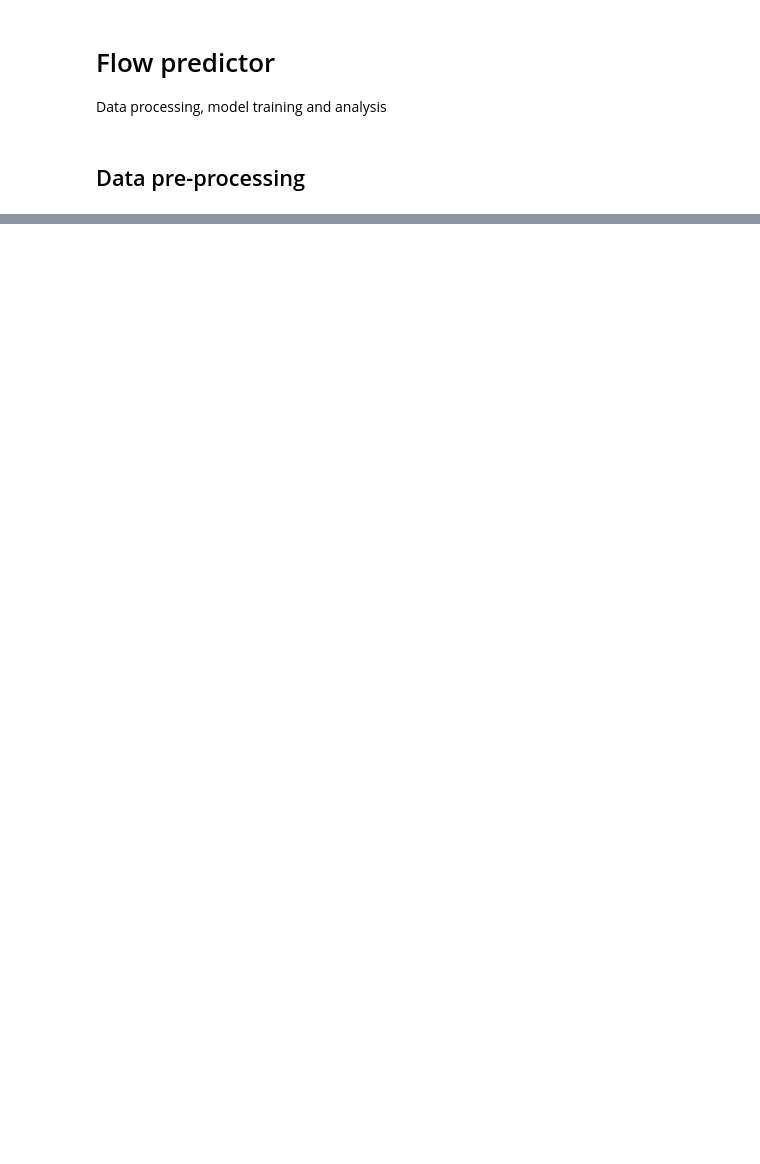
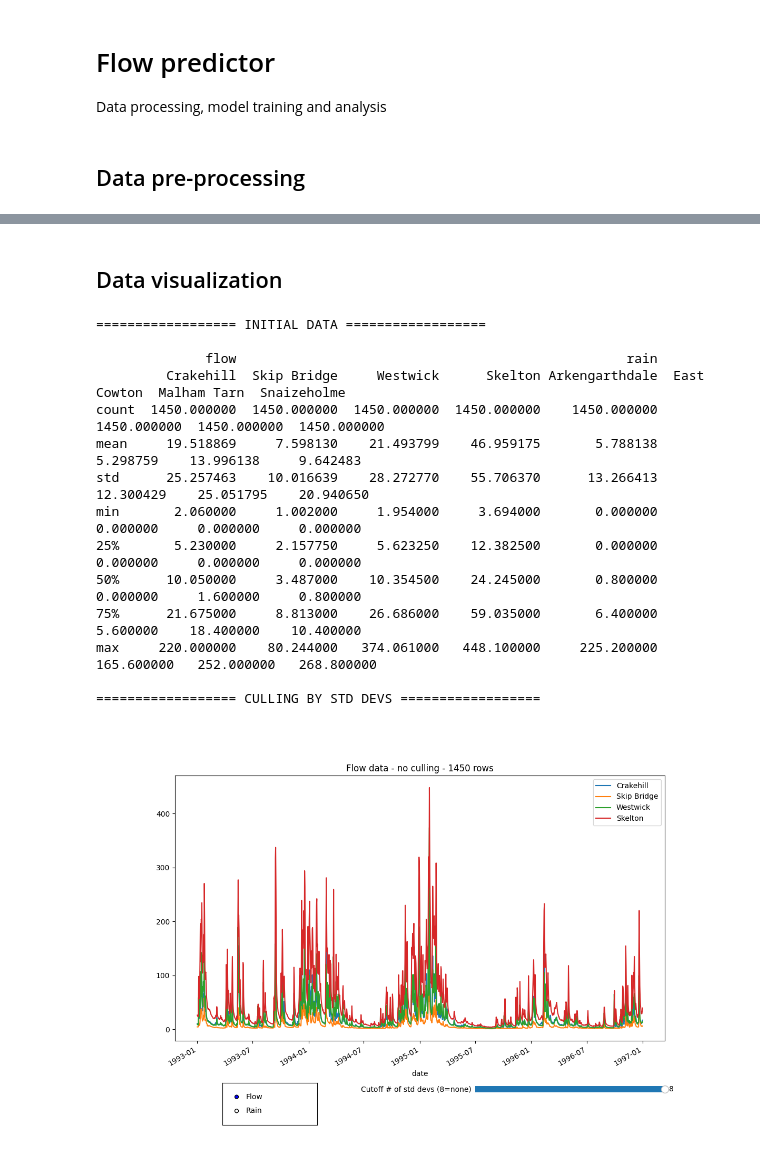
Before and after one commit to usetoconfuse/ai-flow-predictor, a Jupyter notebook: main.ipynb, the cells around one changed output, grey strips where cells are left out. Cells and saved outputs as stored; diff of their text form; code cells hidden in the pictures; blank space fills up the shorter version.

Commit message:
Culling by standard deviation with interactive graph

```diff
--- a/main.ipynb
+++ b/main.ipynb
@@ -49,0 +31,74 @@ max     142.000000    57.874000   167.891000   319.600000      69.600000    71.2
+# %% [markdown]
+## Data visualization
+# %%
+plt.close("all")
+
+print("\n================== INITIAL DATA ==================\n")
+print(initial_df.describe().to_string())
+
+print("\n================== CULLING BY STD DEVS ==================\n")
+
+# Line graph showing flow/rain datasets after culling with different std dev values
+
+# Initial graph - flow data with no culling
+fig, ax_graph = plt.subplots()
+ax_buttons = fig.add_axes([0.2, 0.05, 0.15, 0.1])
+ax_slider = fig.add_axes([0.6, 0.12, 0.3, 0.03])
+initial_df["flow"].plot(ax=ax_graph, title=f"Flow data - no culling - {initial_df.shape[0]} rows")
+
+
+
+# Radio buttons for flow/rain
+
+dataset_radio = RadioButtons(ax=ax_buttons, labels=["Flow", "Rain"])
+
+
+
+# Slider for # of std devs
+
+sd_slider = Slider(ax=ax_slider, label="Cutoff # of std devs (8=none)",
+                   valmin=1, valmax=8, valinit=8, valstep=1)
+
+
+def update(val):
+    dataset = dataset_radio.value_selected
+    sd = sd_slider.val
+
+    data = initial_df
+    title_text = f"{dataset} data - no culling - {data.shape[0]} rows"
+    if sd != 8:
+        data = data[np.abs(data - data.std()) <= data.mean() + sd * data.std()]
+        data.dropna(inplace=True)
+        title_text = f"{dataset} data - culling values >{sd} std devs from mean - {data.shape[0]} rows"
+
+    ax_graph.clear()
+    data[dataset.lower()].plot(ax=ax_graph, title=title_text)
+    fig.subplots_adjust(bottom=0.25)
+    fig.canvas.draw()
+
+
+dataset_radio.on_clicked(update)
+sd_slider.on_changed(update)
+
+
+
+# Figure styling
+fig.subplots_adjust(bottom=0.25)
+fig.set_size_inches((12, 8))
+fig.canvas.header_visible = False
+# %% [output]
+================== INITIAL DATA ==================
+
+              flow                                                  rain
+         Crakehill  Skip Bridge     Westwick      Skelton Arkengarthdale  East Cowton  Malham Tarn  Snaizeholme
+count  1450.000000  1450.000000  1450.000000  1450.000000    1450.000000  1450.000000  1450.000000  1450.000000
+mean     19.518869     7.598130    21.493799    46.959175       5.788138     5.298759    13.996138     9.642483
+std      25.257463    10.016639    28.272770    55.706370      13.266413    12.300429    25.051795    20.940650
+min       2.060000     1.002000     1.954000     3.694000       0.000000     0.000000     0.000000     0.000000
+25%       5.230000     2.157750     5.623250    12.382500       0.000000     0.000000     0.000000     0.000000
+50%      10.050000     3.487000    10.354500    24.245000       0.800000     0.000000     1.600000     0.800000
+75%      21.675000     8.813000    26.686000    59.035000       6.400000     5.600000    18.400000    10.400000
+max     220.000000    80.244000   374.061000   448.100000     225.200000   165.600000   252.000000   268.800000
+
+================== CULLING BY STD DEVS ==================
+[figure, added]
```
Also changed, not shown: parts of 2 cells of this notebook.
